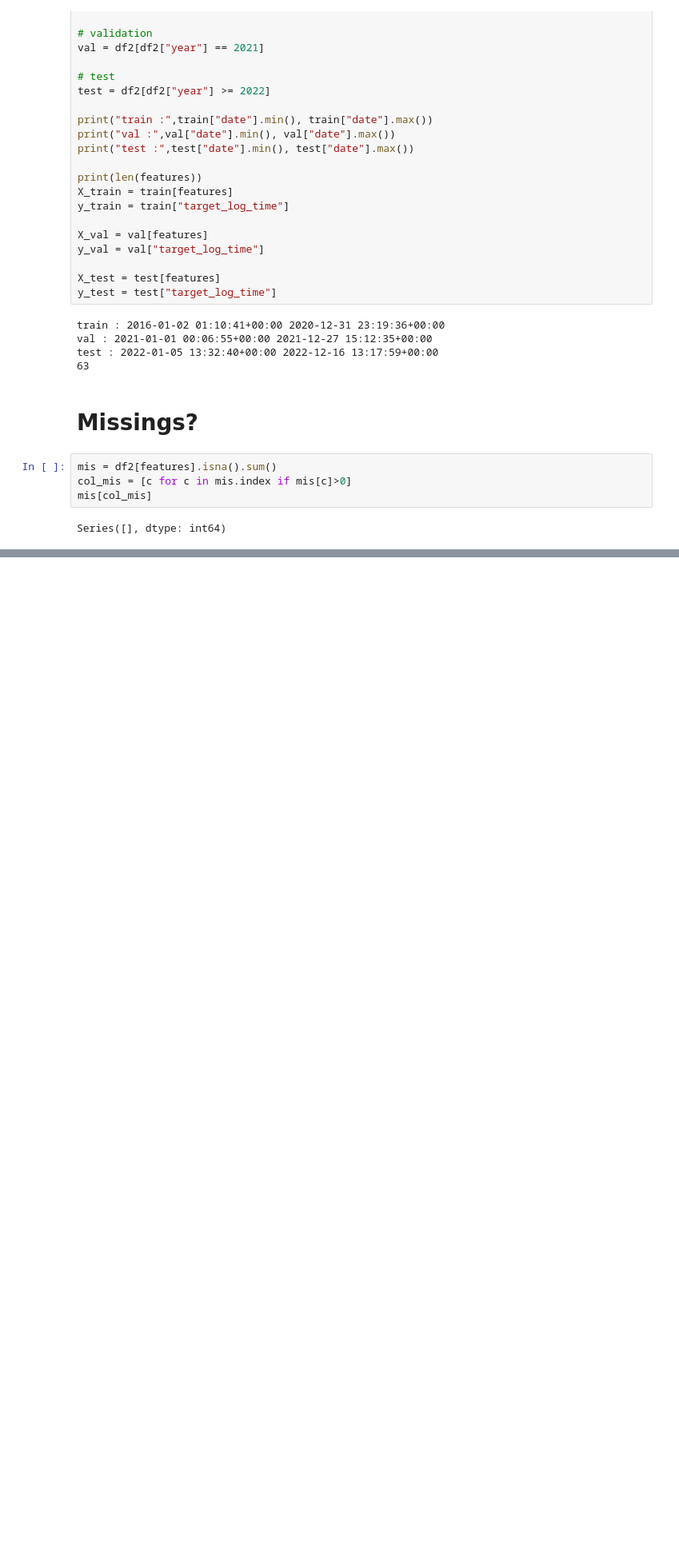
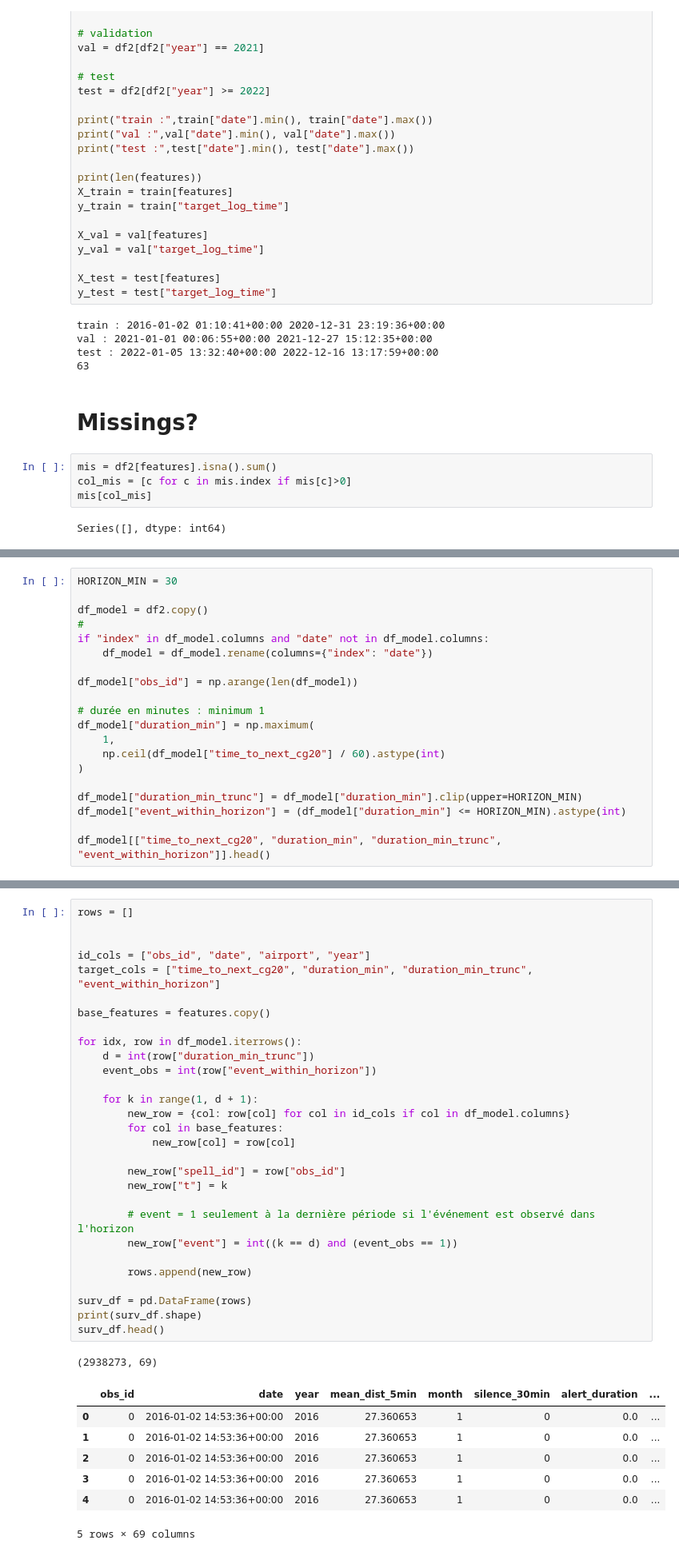
Before and after one commit to Charlin-D-S/IA-PAU-Data-Battle, a Jupyter notebook: notebooks/feature_engeneering.ipynb, the cells around one changed output, grey strips where cells are left out. Shown at 80% size. Cells and saved outputs as stored; diff of their text form; blank space fills up the shorter version.

Commit message:
Modèle de durée discret: AUC = 87%; Modèle lgbm AUC = 90%. Des performances assez bonnes!

```diff
--- a/notebooks/feature_engeneering.ipynb
+++ b/notebooks/feature_engeneering.ipynb
@@ -609,0 +614,20 @@ Series([], dtype: int64)
+# %%
+HORIZON_MIN = 30
+
+df_model = df2.copy()
+#
+if "index" in df_model.columns and "date" not in df_model.columns:
+    df_model = df_model.rename(columns={"index": "date"})
+
+df_model["obs_id"] = np.arange(len(df_model))
+
+# durée en minutes : minimum 1
+df_model["duration_min"] = np.maximum(
+    1,
+    np.ceil(df_model["time_to_next_cg20"] / 60).astype(int)
+)
+
+df_model["duration_min_trunc"] = df_model["duration_min"].clip(upper=HORIZON_MIN)
+df_model["event_within_horizon"] = (df_model["duration_min"] <= HORIZON_MIN).astype(int)
+
+df_model[["time_to_next_cg20", "duration_min", "duration_min_trunc", "event_within_horizon"]].head()
@@ -609,0 +642,38 @@ Series([], dtype: int64)
+# %%
+rows = []
+
+
+id_cols = ["obs_id", "date", "airport", "year"]
+target_cols = ["time_to_next_cg20", "duration_min", "duration_min_trunc", "event_within_horizon"]
+
+base_features = features.copy()
+
+for idx, row in df_model.iterrows():
+    d = int(row["duration_min_trunc"])
+    event_obs = int(row["event_within_horizon"])
+
+    for k in range(1, d + 1):
+        new_row = {col: row[col] for col in id_cols if col in df_model.columns}
+        for col in base_features:
+            new_row[col] = row[col]
+
+        new_row["spell_id"] = row["obs_id"]
+        new_row["t"] = k
+
+        # event = 1 seulement à la dernière période si l'événement est observé dans l'horizon
+        new_row["event"] = int((k == d) and (event_obs == 1))
+
+        rows.append(new_row)
+
+surv_df = pd.DataFrame(rows)
+print(surv_df.shape)
+surv_df.head()
+# %% [output]
+(2938273, 69)
+|  | obs_id | date | year | mean_dist_5min | month | silence_30min | alert_duration | ... |
+| 0 | 0 | 2016-01-02 14:53:36+00:00 | 2016 | 27.360653 | 1 | 0 | 0.0 | ... |
+| 1 | 0 | 2016-01-02 14:53:36+00:00 | 2016 | 27.360653 | 1 | 0 | 0.0 | ... |
+| 2 | 0 | 2016-01-02 14:53:36+00:00 | 2016 | 27.360653 | 1 | 0 | 0.0 | ... |
+| 3 | 0 | 2016-01-02 14:53:36+00:00 | 2016 | 27.360653 | 1 | 0 | 0.0 | ... |
+| 4 | 0 | 2016-01-02 14:53:36+00:00 | 2016 | 27.360653 | 1 | 0 | 0.0 | ... |
+5 rows × 69 columns
```
Also changed, not shown: parts of 27 cells of this notebook, 3 other files.
